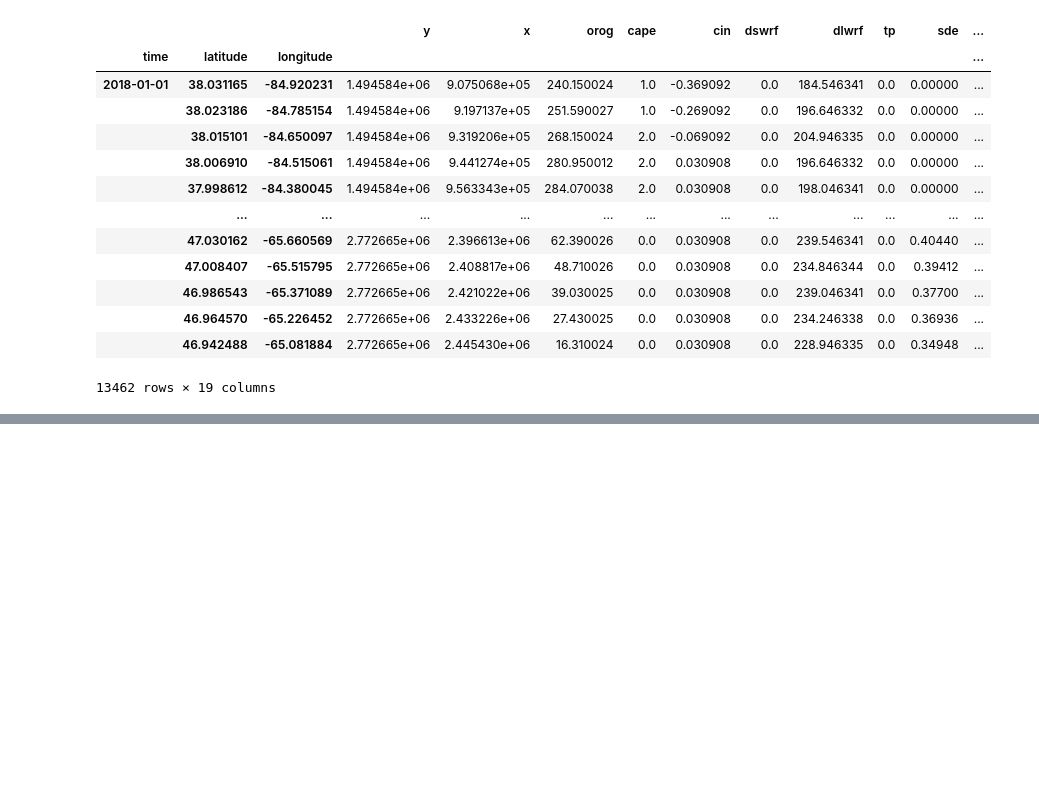
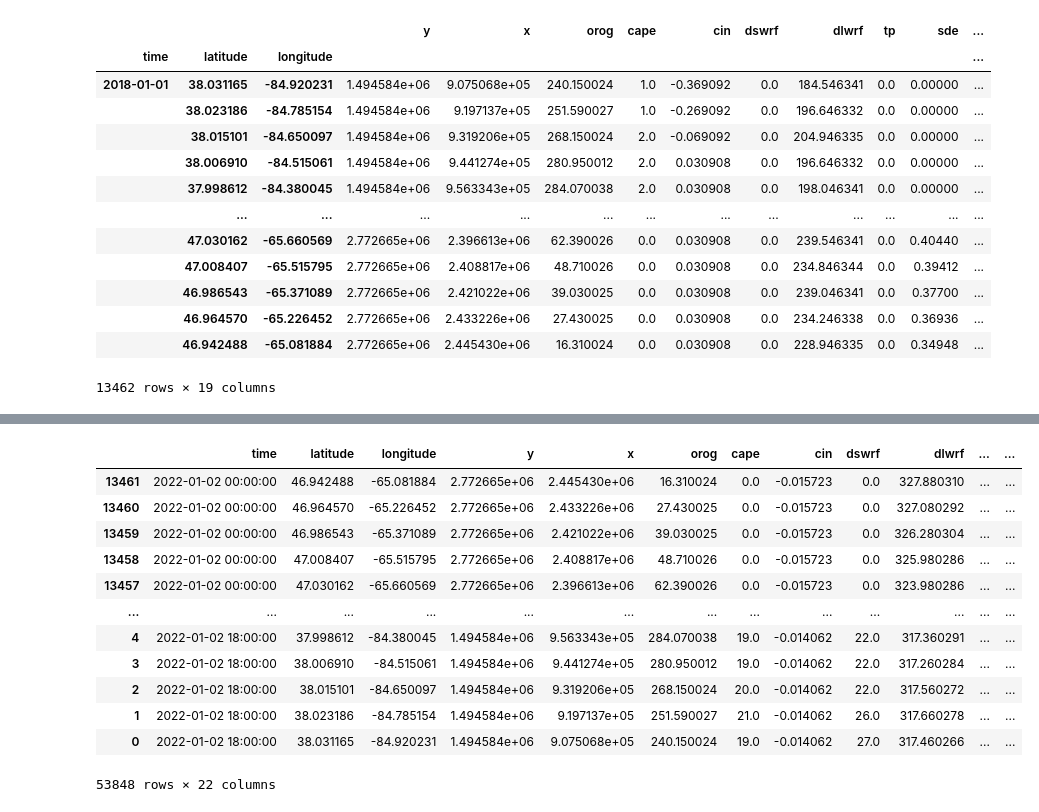
Before and after one commit to shmaronshmevans/nwp_bias, a Jupyter notebook: src/bias/notebooks/forecast_hr_parquet_builder.ipynb, the cells around one changed output, grey strips where cells are left out. Saved outputs shown, nothing was run; the diff lists cells and outputs as text; code cells hidden in the pictures; blank space fills up the shorter version.

```diff
--- a/src/bias/notebooks/forecast_hr_parquet_builder.ipynb
+++ b/src/bias/notebooks/forecast_hr_parquet_builder.ipynb
@@ -143,3 +133,19 @@ array(['2018-01-02T23:00:00.000000000', '2018-01-02T22:00:00.000000000',
+# %%
+the_df
+# %% [output]
+|  | time | latitude | longitude | y | x | orog | cape | cin | dswrf | dlwrf | ... | ... |
+| 13461 | 2022-01-02 00:00:00 | 46.942488 | -65.081884 | 2.772665e+06 | 2.445430e+06 | 16.310024 | 0.0 | -0.015723 | 0.0 | 327.880310 | ... | ... |
+| 13460 | 2022-01-02 00:00:00 | 46.964570 | -65.226452 | 2.772665e+06 | 2.433226e+06 | 27.430025 | 0.0 | -0.015723 | 0.0 | 327.080292 | ... | ... |
+| 13459 | 2022-01-02 00:00:00 | 46.986543 | -65.371089 | 2.772665e+06 | 2.421022e+06 | 39.030025 | 0.0 | -0.015723 | 0.0 | 326.280304 | ... | ... |
+| 13458 | 2022-01-02 00:00:00 | 47.008407 | -65.515795 | 2.772665e+06 | 2.408817e+06 | 48.710026 | 0.0 | -0.015723 | 0.0 | 325.980286 | ... | ... |
+| 13457 | 2022-01-02 00:00:00 | 47.030162 | -65.660569 | 2.772665e+06 | 2.396613e+06 | 62.390026 | 0.0 | -0.015723 | 0.0 | 323.980286 | ... | ... |
+| ... | ... | ... | ... | ... | ... | ... | ... | ... | ... | ... | ... | ... |
+| 4 | 2022-01-02 18:00:00 | 37.998612 | -84.380045 | 1.494584e+06 | 9.563343e+05 | 284.070038 | 19.0 | -0.014062 | 22.0 | 317.360291 | ... | ... |
+| 3 | 2022-01-02 18:00:00 | 38.006910 | -84.515061 | 1.494584e+06 | 9.441274e+05 | 280.950012 | 19.0 | -0.014062 | 22.0 | 317.260284 | ... | ... |
+| 2 | 2022-01-02 18:00:00 | 38.015101 | -84.650097 | 1.494584e+06 | 9.319206e+05 | 268.150024 | 20.0 | -0.014062 | 22.0 | 317.560272 | ... | ... |
+| 1 | 2022-01-02 18:00:00 | 38.023186 | -84.785154 | 1.494584e+06 | 9.197137e+05 | 251.590027 | 21.0 | -0.014062 | 26.0 | 317.660278 | ... | ... |
+| 0 | 2022-01-02 18:00:00 | 38.031165 | -84.920231 | 1.494584e+06 | 9.075068e+05 | 240.150024 | 19.0 | -0.014062 | 27.0 | 317.460266 | ... | ... |
+53848 rows × 22 columns
 # %%
 df_sorted = the_df.iloc[::-1]
 # %%
```
Also changed, not shown: parts of 9 cells of this notebook, 36 other files.
